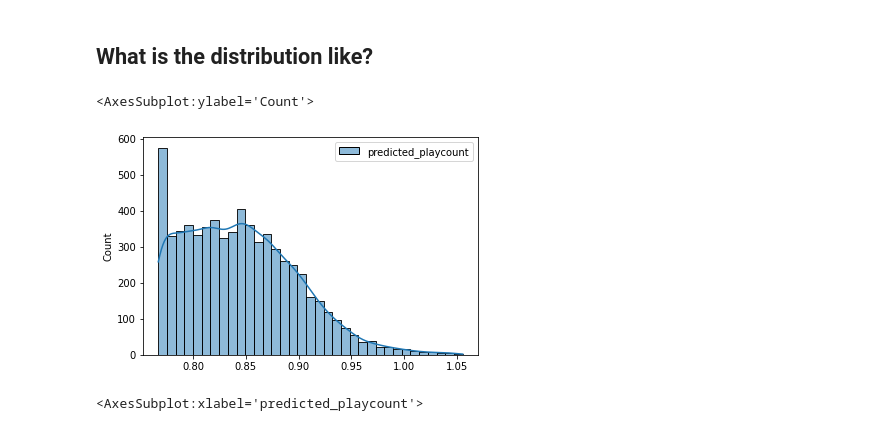
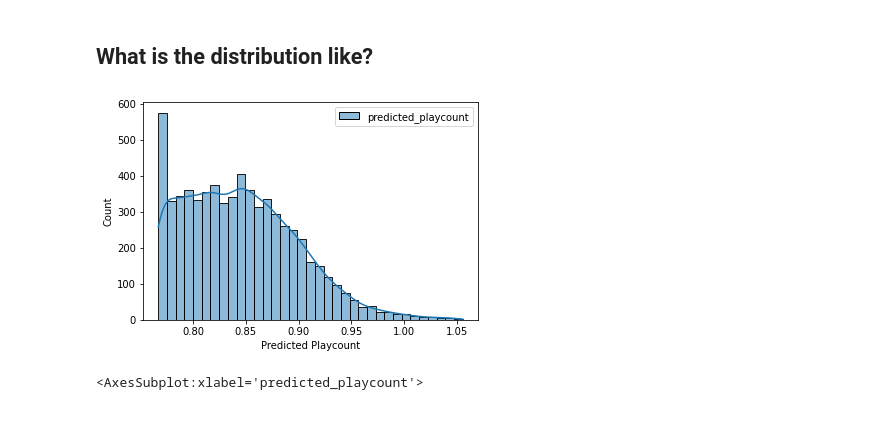
Before and after one commit to jmoro0408/Spotify_Analysis_2.0, a Jupyter notebook: ml_stuff/postprocessing/prediction_postprocessing.ipynb, the cells around one changed output. Cells and saved outputs as stored; diff of their text form; code cells hidden in the pictures.

Commit message:
added images from prediction postprocessing

```diff
--- a/ml_stuff/postprocessing/prediction_postprocessing.ipynb
+++ b/ml_stuff/postprocessing/prediction_postprocessing.ipynb
@@ -4,5 +5,7 @@ import seaborn as sns
+# %%
+save_dir = os.getcwd()
 # %%
-prediction_pkl_path = r"/Users/James/Documents/Python/Machine Learning Projects/Spotify_Listening_Analysis/Spotify 2.0/ml_stuff/prediction_dataframe.pkl"
+prediction_pkl_path = r"/Users/James/Documents/Python/Machine Learning Projects/Spotify_Listening_Analysis/Spotify 2.0/ml_stuff/prediction/prediction_dataframe.pkl"
 prediction_df_raw = pd.read_pickle(prediction_pkl_path)
 prediction_df = prediction_df_raw.copy()
 rollingstones_csv_pkl_path = r"/Users/James/Documents/Python/Machine Learning Projects/Spotify_Listening_Analysis/Spotify 2.0/preprocessing/pickles/rolling_stones_features.pkl"
@@ -55,11 +58,15 @@ prediction_df.sort_values(by = "predicted_playcount", ascending = False)[:5]
 This is pretty unusual, I would have expected The Beatles, Pink Floyd, The Doors... Black Sabbath isn't too surprising but I would never listen to Brian Eno so coming in at no.3 seems like something is definitely off.
 # %% [markdown]
 ## What is the distribution like?
-# %%
-sns.histplot(data = prediction_df, stat = "count", kde = True)
-# %% [output]
-<AxesSubplot:ylabel='Count'>
-[figure, removed]
+# %%
+
+ax = sns.histplot(data = prediction_df, stat = "count", kde = True)
+ax.set(xlabel = "Predicted Playcount")
+image_name = "prediction_histplot"
+fig = ax.get_figure()
+fig.savefig(os.path.join(save_dir, image_name))
+# %% [output]
+[figure, added]
 # %%
 sns.boxplot(data = prediction_df, x = "predicted_playcount")
 # %% [output]
```
Also changed, not shown: parts of 1 cell of this notebook, 3 other files.
